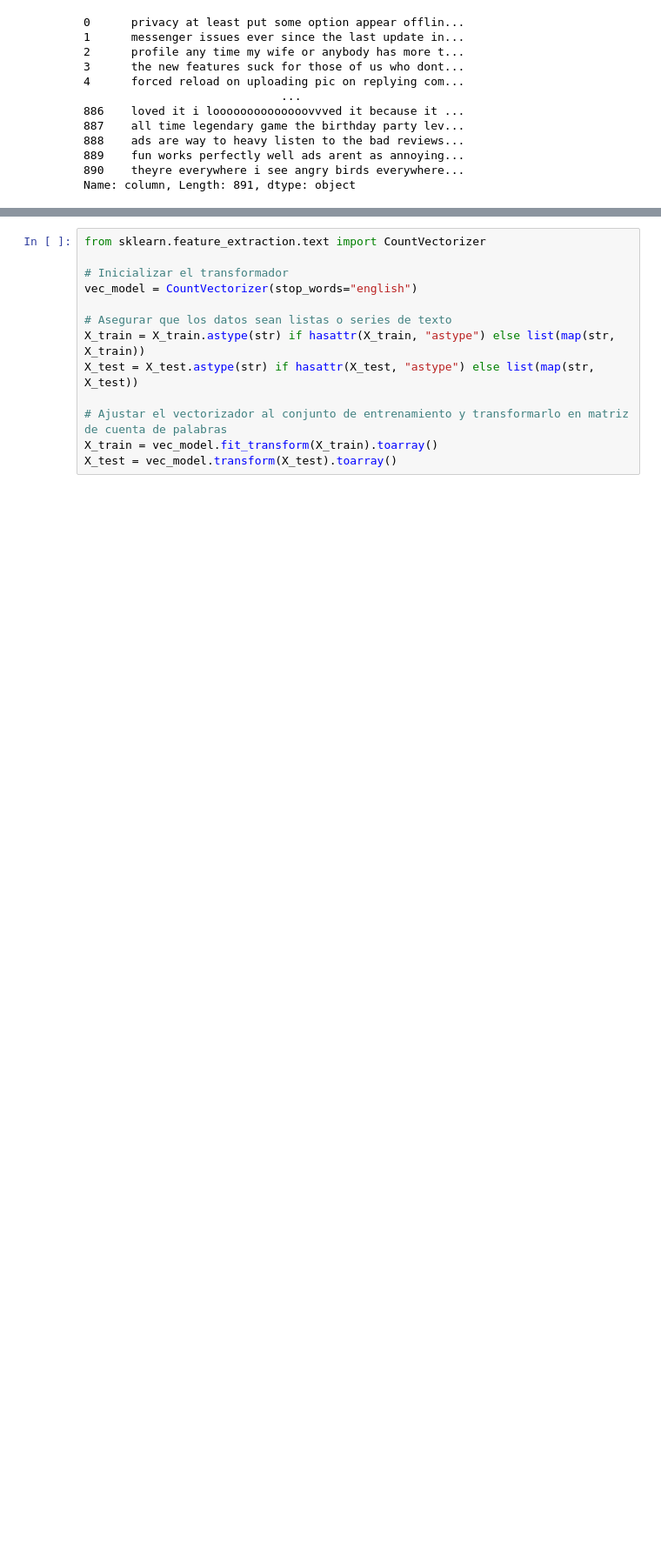
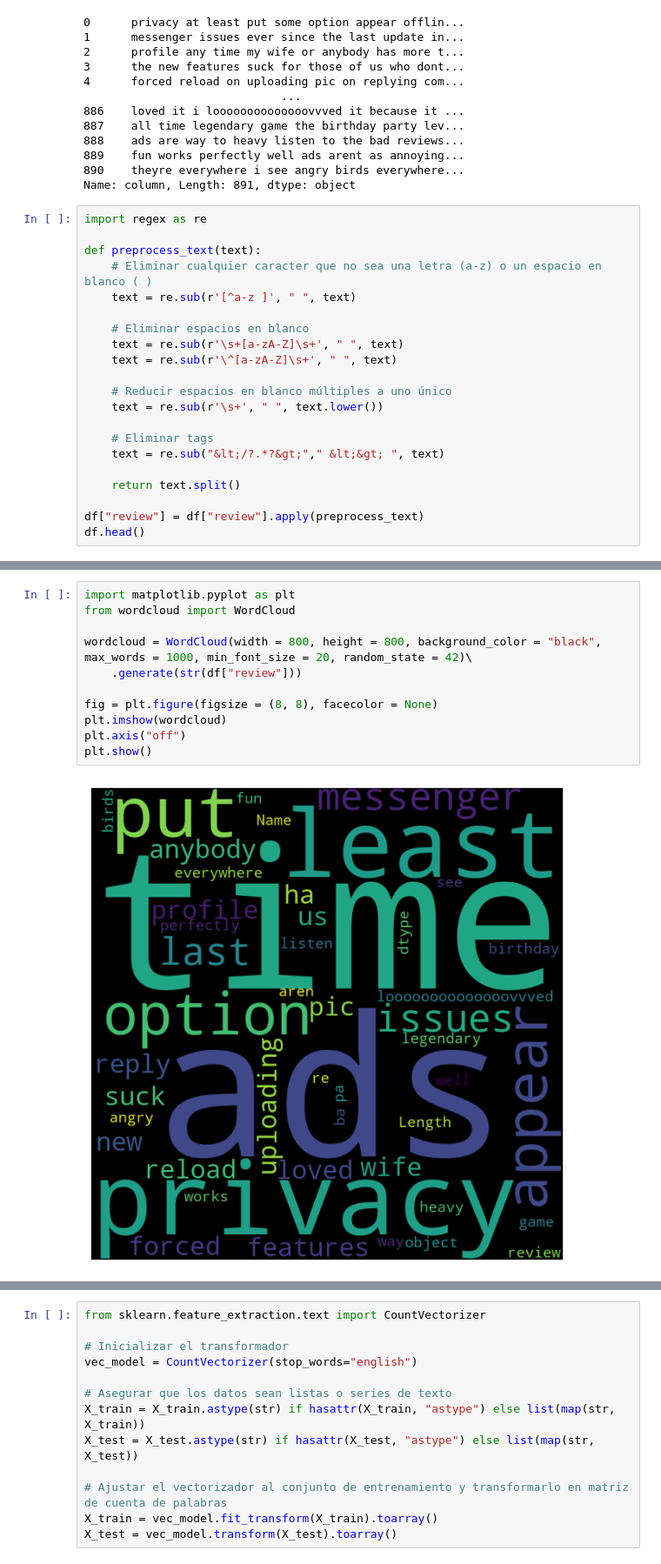
Before and after one commit to Gabymoctezuma/Naive-Bayes, a Jupyter notebook: src/explore.ipynb, the cells around one changed output, grey strips where cells are left out. Shown: that part at 87% size. Cells and saved outputs as stored; diff of their text form; blank space fills up the shorter version.

```diff
--- a/src/explore.ipynb
+++ b/src/explore.ipynb
@@ -60,3 +57,24 @@ print(df["column"])
 889    fun works perfectly well ads arent as annoying...
 890    theyre everywhere i see angry birds everywhere...
 Name: column, Length: 891, dtype: object
+# %%
+import regex as re
+
+def preprocess_text(text):
+    # Eliminar cualquier caracter que no sea una letra (a-z) o un espacio en blanco ( )
+    text = re.sub(r'[^a-z ]', " ", text)
+
+    # Eliminar espacios en blanco
+    text = re.sub(r'\s+[a-zA-Z]\s+', " ", text)
+    text = re.sub(r'\^[a-zA-Z]\s+', " ", text)
+
+    # Reducir espacios en blanco múltiples a uno único
+    text = re.sub(r'\s+', " ", text.lower())
+
+    # Eliminar tags
+    text = re.sub("&lt;/?.*?&gt;"," &lt;&gt; ", text)
+
+    return text.split()
+
+df["review"] = df["review"].apply(preprocess_text)
+df.head()
@@ -62,0 +88,13 @@ Name: column, Length: 891, dtype: object
+# %%
+import matplotlib.pyplot as plt
+from wordcloud import WordCloud
+
+wordcloud = WordCloud(width = 800, height = 800, background_color = "black", max_words = 1000, min_font_size = 20, random_state = 42)\
+    .generate(str(df["review"]))
+
+fig = plt.figure(figsize = (8, 8), facecolor = None)
+plt.imshow(wordcloud)
+plt.axis("off")
+plt.show()
+# %% [output]
+[figure, added]
```
Also changed, not shown: parts of 29 cells of this notebook, 2 other files.
